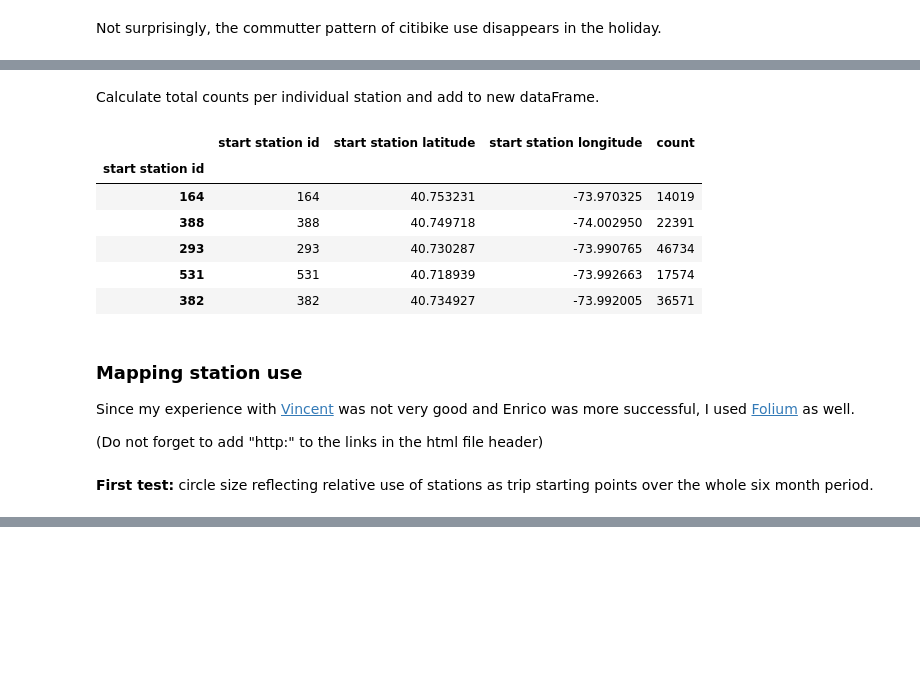
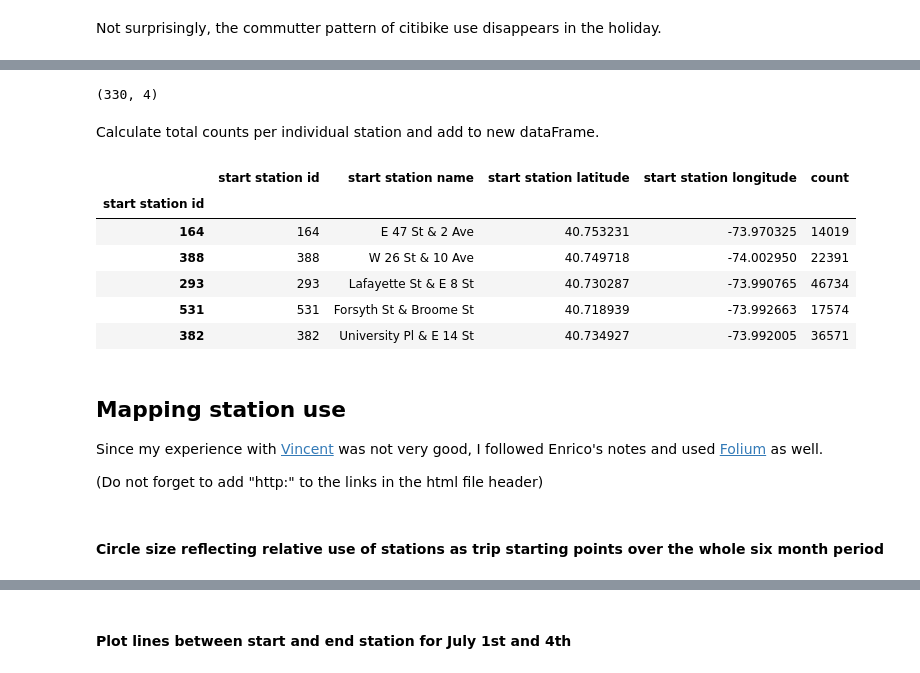
Before and after one commit to karstenkreis/NYC_Data_IPA, a Jupyter notebook: Citibike/Citibike.ipynb, the cells around one changed output, grey strips where cells are left out. Drawn from its saved outputs; the diff is of its cells as text; code cells hidden in the pictures; blank space fills up the shorter version.

Commit message:
Updated ipynb and  maps with lines

```diff
--- a/Citibike/Citibike.ipynb
+++ b/Citibike/Citibike.ipynb
@@ -195,3 +200,3 @@ Get only start station id and coordinates. Then drop duplicates.
 # %%
-dfToPlot = df.iloc[:,[3,5,6]]
-dfToPlot.index = dfToPlot['start station id']
+dfStartStation= df.iloc[:,[3,4,5,6]]
+dfStartStation.index = dfStartStation['start station id']
@@ -203,25 +213,30 @@ dfToPlot.shape
+# %%
+dfStartStation = dfStartStation.drop_duplicates()
+dfStartStation.shape
+# %% [output]
+(330, 4)
 # %% [markdown]
 Calculate total counts per individual station and add to new dataFrame.
 # %%
-count = df.groupby('start station id')['start station id'].count()
-dfToPlot['count'] = count
-dfToPlot.head()
+countStartStation = df.groupby('start station id')['start station id'].count()
+dfStartStation['count'] = countStartStation
+dfStartStation.head()
 # %% [output]
-|  | start station id | start station latitude | start station longitude | count |
-| start station id |  |  |  |  |
-| 164 | 164 | 40.753231 | -73.970325 | 14019 |
-| 388 | 388 | 40.749718 | -74.002950 | 22391 |
-| 293 | 293 | 40.730287 | -73.990765 | 46734 |
-| 531 | 531 | 40.718939 | -73.992663 | 17574 |
-| 382 | 382 | 40.734927 | -73.992005 | 36571 |
+|  | start station id | start station name | start station latitude | start station longitude | count |
+| start station id |  |  |  |  |  |
+| 164 | 164 | E 47 St & 2 Ave | 40.753231 | -73.970325 | 14019 |
+| 388 | 388 | W 26 St & 10 Ave | 40.749718 | -74.002950 | 22391 |
+| 293 | 293 | Lafayette St & E 8 St | 40.730287 | -73.990765 | 46734 |
+| 531 | 531 | Forsyth St & Broome St | 40.718939 | -73.992663 | 17574 |
+| 382 | 382 | University Pl & E 14 St | 40.734927 | -73.992005 | 36571 |
 # %% [markdown]
-### Mapping station use
+## Mapping station use
 
-Since my experience with [Vincent](http://vincent.readthedocs.org/en/latest/) was not very good and Enrico was more successful, I used [Folium](http://folium.readthedocs.org/en/latest/) as well.
+Since my experience with [Vincent](http://vincent.readthedocs.org/en/latest/) was not very good, I followed Enrico's notes and used [Folium](http://folium.readthedocs.org/en/latest/) as well.
 
 (Do not forget to add "http:" to the links in the html file header)
 # %% [markdown]
-**First test:** circle size reflecting relative use of stations as trip starting points over the whole six month period.
+#### Circle size reflecting relative use of stations as trip starting points over the whole six month period
 # %%
 import folium
 
@@ -244,2 +259,4 @@ IFrame('map_citibike.html', width=1000, height=1000)
 # %% [output]
 [interactive output not drawn]
+# %% [markdown]
+#### Plot lines between start and end station for July 1st and 4th
```
Also changed, not shown: parts of 33 cells of this notebook, 4 other files.
